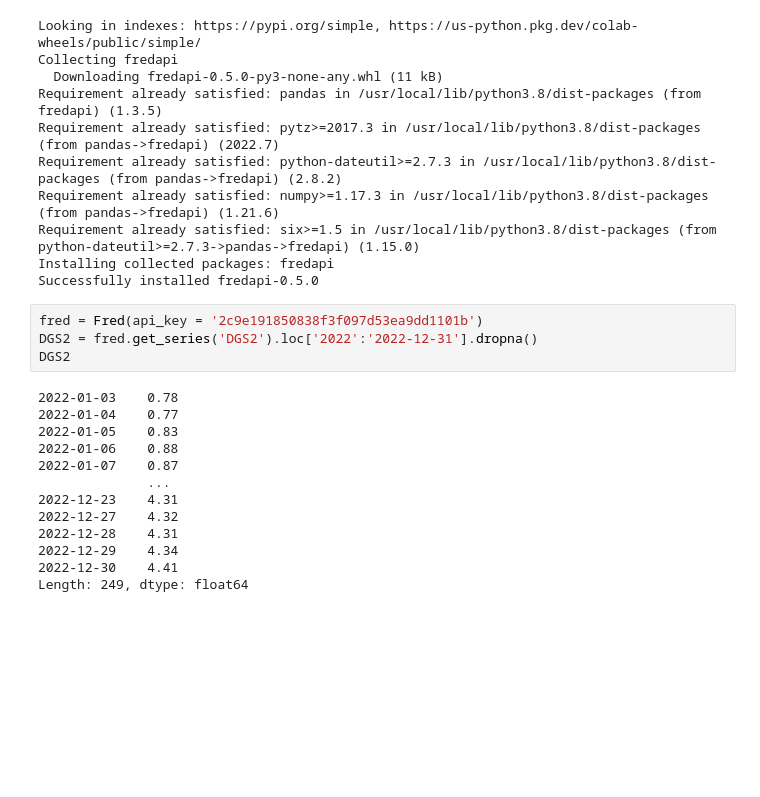
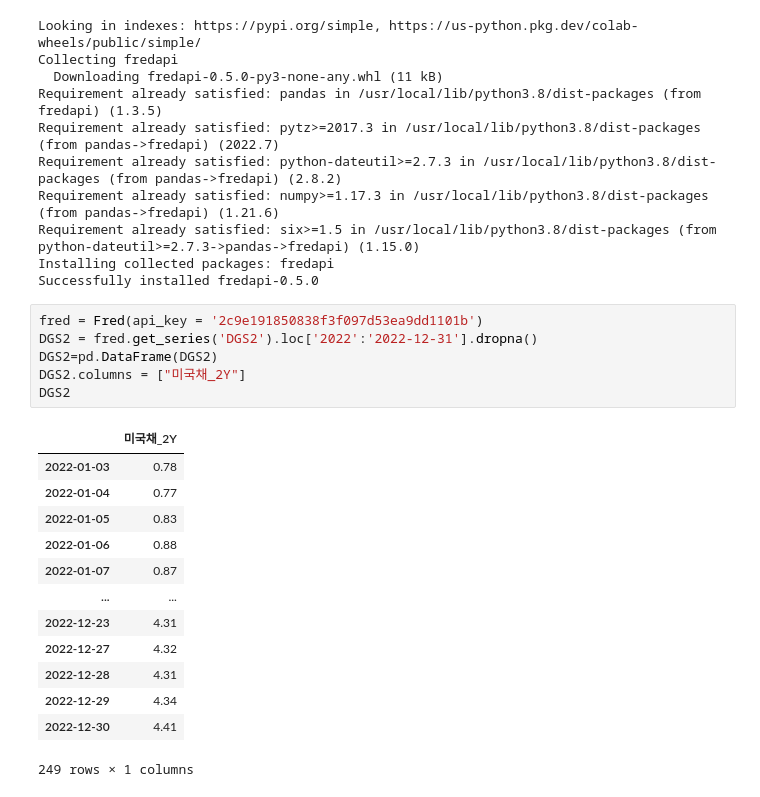
Before and after one commit to caumannerman/cg_project, a Jupyter notebook: First.ipynb, the cells around one changed output. Drawn from its saved outputs; the diff is of its cells as text; blank space fills up the shorter version.

```diff
--- a/First.ipynb
+++ b/First.ipynb
@@ -235,18 +217,21 @@ Successfully installed fredapi-0.5.0
 # %%
 fred = Fred(api_key = '2c9e191850838f3f097d53ea9dd1101b')
 DGS2 = fred.get_series('DGS2').loc['2022':'2022-12-31'].dropna()
+DGS2=pd.DataFrame(DGS2)
+DGS2.columns = ["미국채_2Y"]
 DGS2
 # %% [output]
+|  | 미국채_2Y |
+| 2022-01-03 | 0.78 |
+| 2022-01-04 | 0.77 |
+| 2022-01-05 | 0.83 |
+| 2022-01-06 | 0.88 |
+| 2022-01-07 | 0.87 |
+| ... | ... |
+| 2022-12-23 | 4.31 |
+| 2022-12-27 | 4.32 |
+| 2022-12-28 | 4.31 |
+| 2022-12-29 | 4.34 |
+| 2022-12-30 | 4.41 |
-2022-01-03    0.78
-2022-01-04    0.77
-2022-01-05    0.83
-2022-01-06    0.88
-2022-01-07    0.87
-              ...
-2022-12-23    4.31
-2022-12-27    4.32
-2022-12-28    4.31
-2022-12-29    4.34
-2022-12-30    4.41
-Length: 249, dtype: float64
+249 rows × 1 columns
 # %%
```
Also changed, not shown: parts of 5 cells of this notebook.
